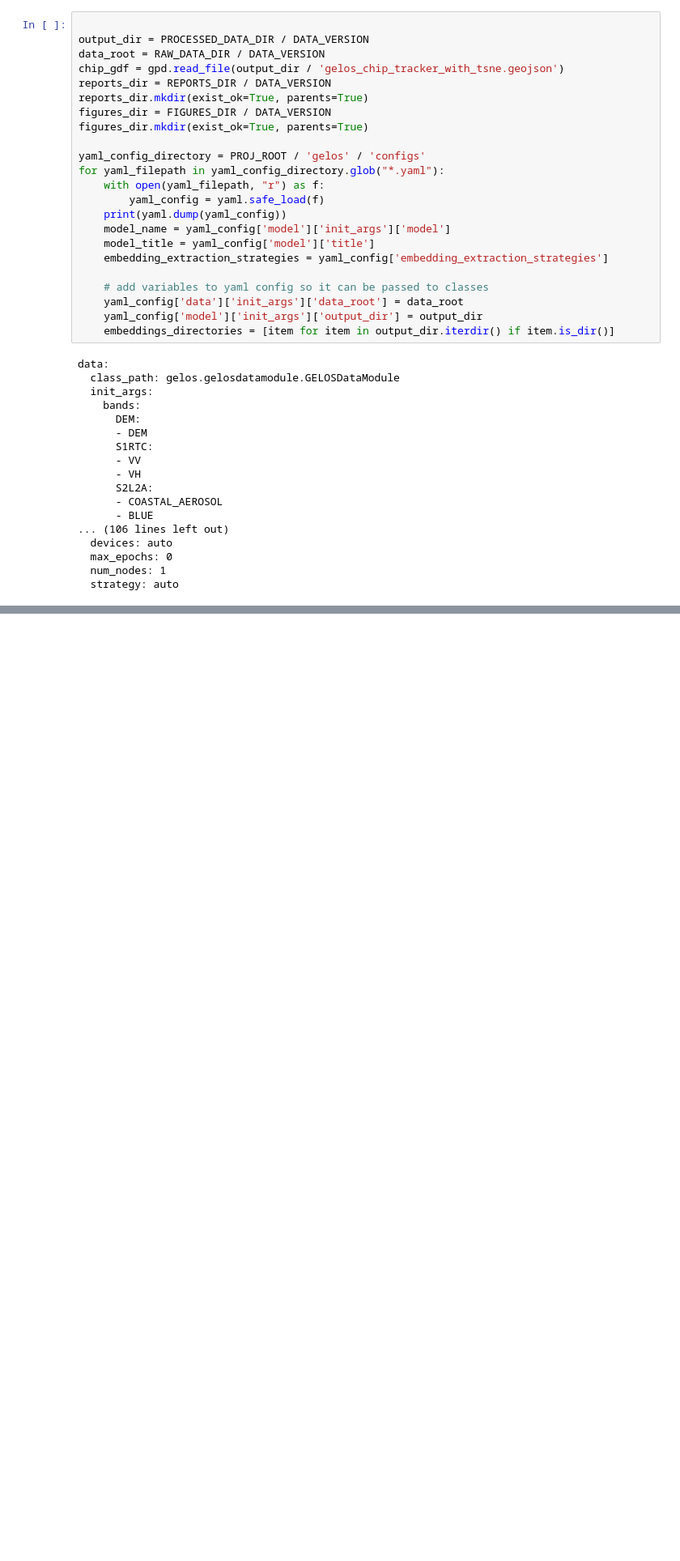
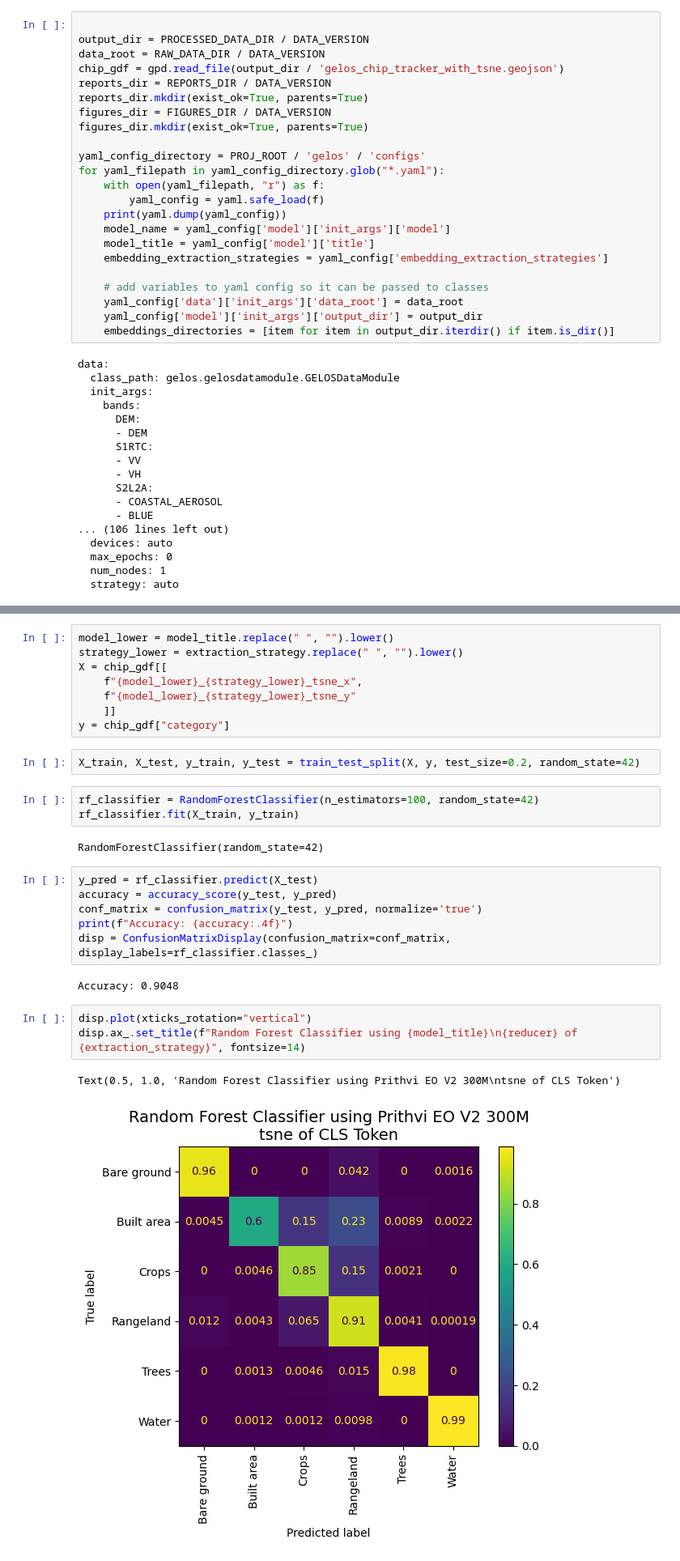
Before and after one commit to ClarkCGA/gelos, a Jupyter notebook: notebooks/04_dwg_randomforest.ipynb, the cells around one changed output, grey strips where cells are left out. Shown at 81% size. Drawn from its saved outputs; the diff is of its cells as text; blank space fills up the shorter version.

```diff
--- a/notebooks/04_dwg_randomforest.ipynb
+++ b/notebooks/04_dwg_randomforest.ipynb
@@ -57,0 +81,29 @@ CLS Token Prithvi EO V2 300M
+# %%
+model_lower = model_title.replace(" ", "").lower()
+strategy_lower = extraction_strategy.replace(" ", "").lower()
+X = chip_gdf[[
+    f"{model_lower}_{strategy_lower}_tsne_x",
+    f"{model_lower}_{strategy_lower}_tsne_y"
+    ]]
+y = chip_gdf["category"]
+# %%
+X_train, X_test, y_train, y_test = train_test_split(X, y, test_size=0.2, random_state=42)
+# %%
+rf_classifier = RandomForestClassifier(n_estimators=100, random_state=42)
+rf_classifier.fit(X_train, y_train)
+# %% [output]
+RandomForestClassifier(random_state=42)
+# %%
+y_pred = rf_classifier.predict(X_test)
+accuracy = accuracy_score(y_test, y_pred)
+conf_matrix = confusion_matrix(y_test, y_pred, normalize='true')
+print(f"Accuracy: {accuracy:.4f}")
+disp = ConfusionMatrixDisplay(confusion_matrix=conf_matrix, display_labels=rf_classifier.classes_)
+# %% [output]
+Accuracy: 0.9048
+# %%
+disp.plot(xticks_rotation="vertical")
+disp.ax_.set_title(f"Random Forest Classifier using {model_title}\n{reducer} of {extraction_strategy}", fontsize=14)
+# %% [output]
+Text(0.5, 1.0, 'Random Forest Classifier using Prithvi EO V2 300M\ntsne of CLS Token')
+[figure, added]
```
Also changed, not shown: parts of 4 cells of this notebook, 5 other files.
